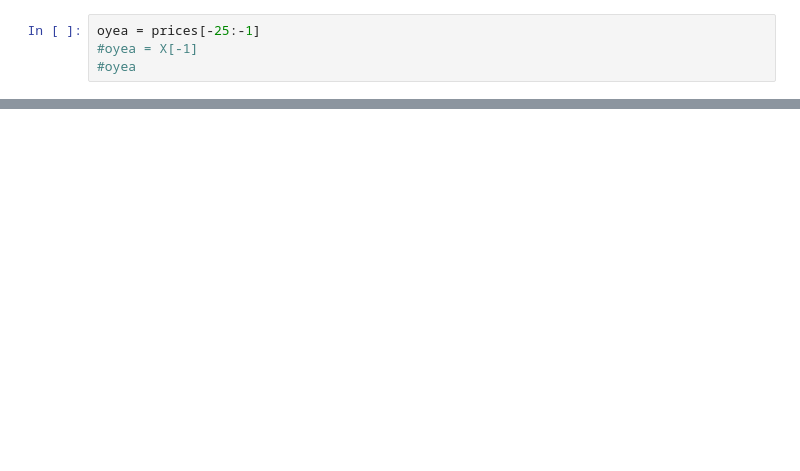
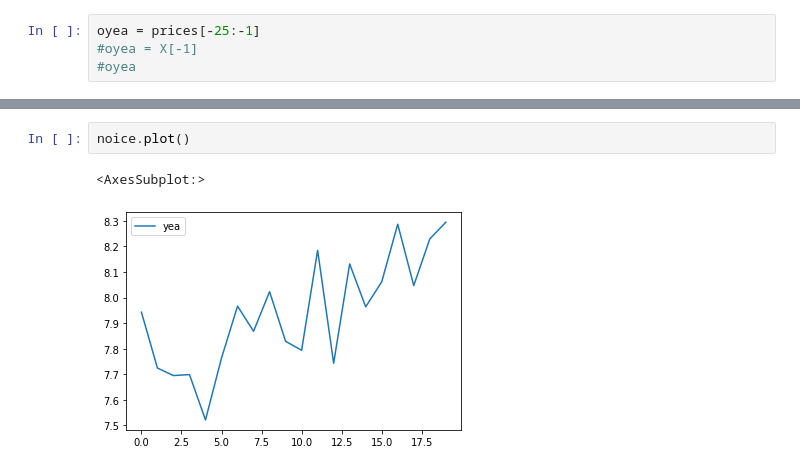
Before and after one commit to maxmekiska/arguing_predictors, a Jupyter notebook: notebooks/TestingEnviornment.ipynb, the cells around one changed output, grey strips where cells are left out. Cells and saved outputs as stored; diff of their text form; blank space fills up the shorter version.

```diff
--- a/notebooks/TestingEnviornment.ipynb
+++ b/notebooks/TestingEnviornment.ipynb
@@ -225,0 +263,5 @@ array([[7.7184496, 7.63477  , 7.8734136, 7.7907596, 7.8487754, 7.816095 ,
+# %%
+noice.plot()
+# %% [output]
+<AxesSubplot:>
+[figure, added]
```
Also changed, not shown: parts of 8 cells of this notebook, 1 other file.
